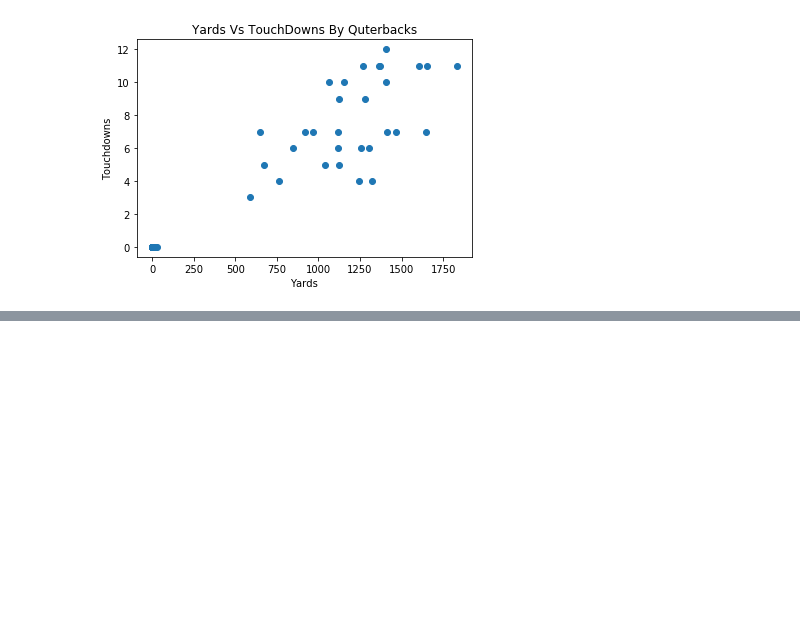
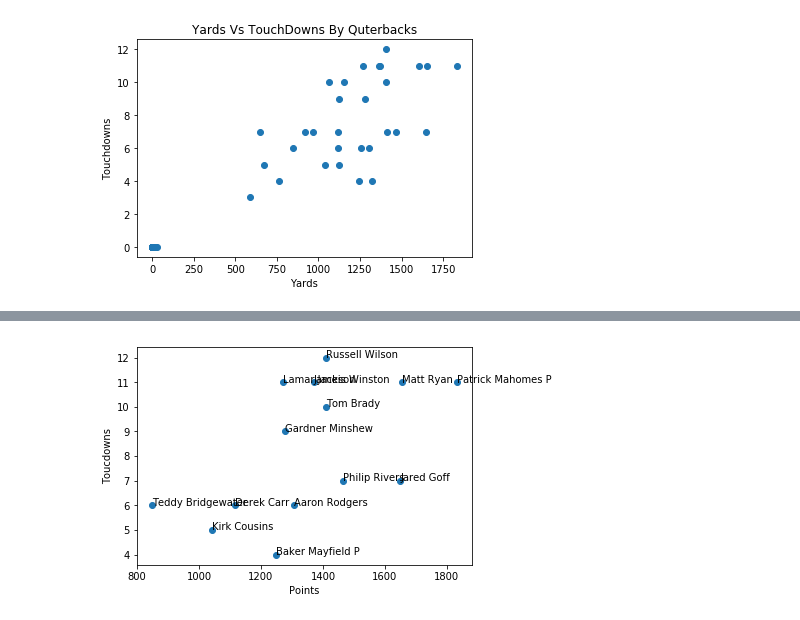
Before and after one commit to anuliyan/NFL-Fantacy, a Jupyter notebook: NFL_Fantacy-checkpoint.ipynb, the cells around one changed output, grey strips where cells are left out. Cells and saved outputs as stored; diff of their text form; code cells hidden in the pictures; blank space fills up the shorter version.

```diff
--- a/NFL_Fantacy-checkpoint.ipynb
+++ b/NFL_Fantacy-checkpoint.ipynb
@@ -123,0 +119,3 @@ TypeError: scatter() missing 1 required positional argument: 'y'
+# %%
+x_coords=X[:,0]
+y_coords=X[:,1]
@@ -124 +141,10 @@ TypeError: scatter() missing 1 required positional argument: 'y'
+# %%
+fig, ax = plt.subplots()
+ax.scatter(x_coords,y_coords)
+ax.set_xlabel("Points")
+ax.set_ylabel('Toucdowns')
+for i, txt in enumerate(name):
+    ax.annotate(txt,(x_coords[i], y_coords[i]))
+# %% [output]
+[figure, added]
 # %%
```
Also changed, not shown: parts of 11 cells of this notebook.
